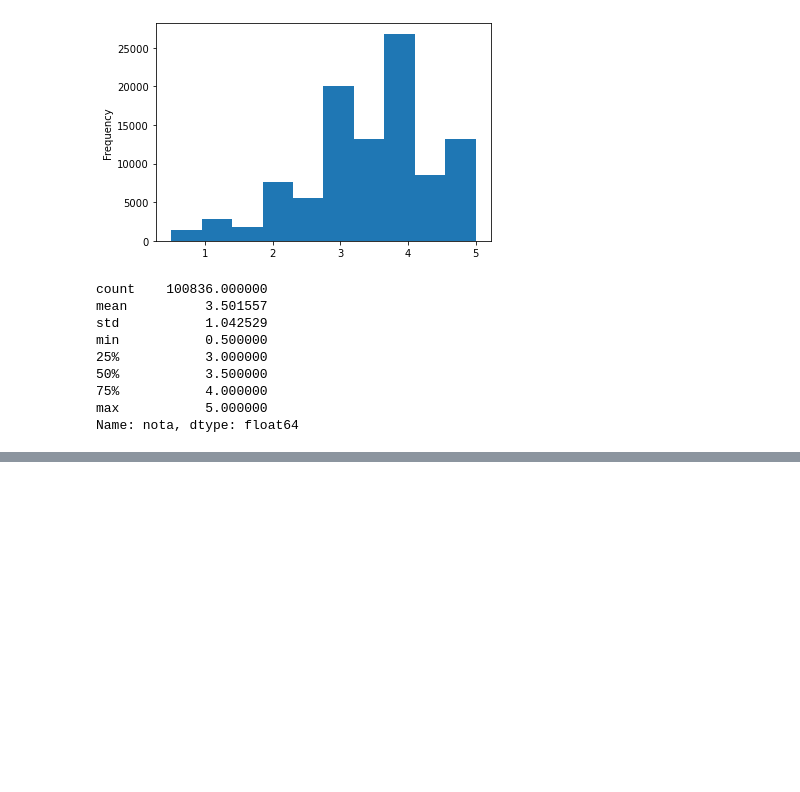
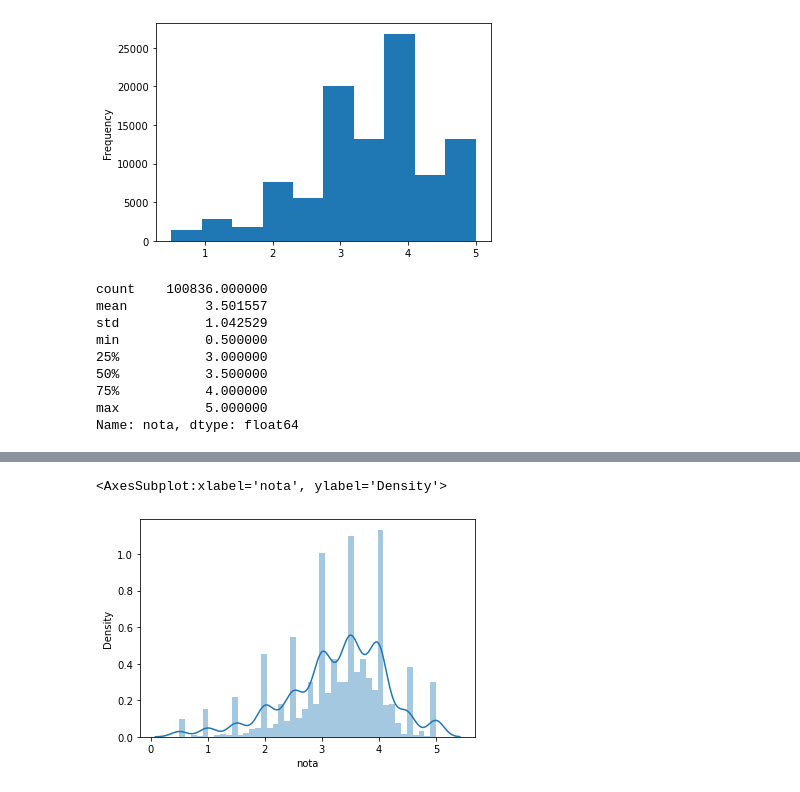
Before and after one commit to JulianaBergamini/movieLensDataScience, a Jupyter notebook: introducao.ipynb, the cells around one changed output, grey strips where cells are left out. Saved outputs shown, nothing was run; the diff lists cells and outputs as text; code cells hidden in the pictures; blank space fills up the shorter version.

```diff
--- a/introducao.ipynb
+++ b/introducao.ipynb
@@ -84,0 +144,5 @@ Name: nota, dtype: float64
+# %%
+sns.distplot(medias_por_filme)
+# %% [output]
+<AxesSubplot:xlabel='nota', ylabel='Density'>
+[figure, added]
```
Also changed, not shown: parts of 10 cells of this notebook.
